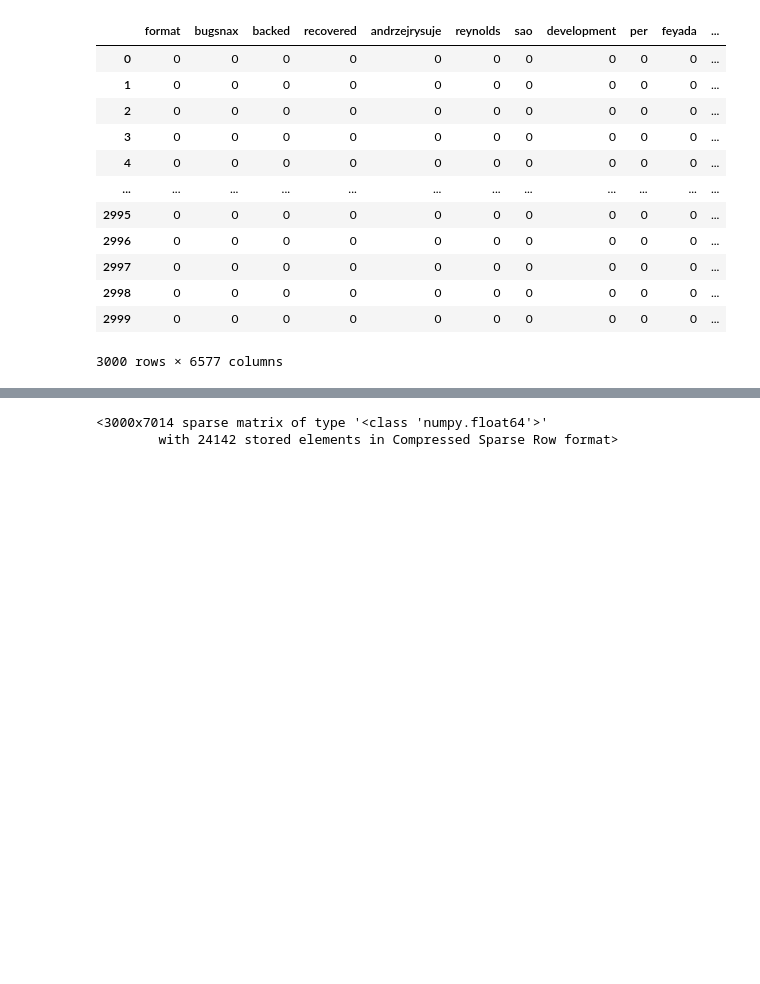
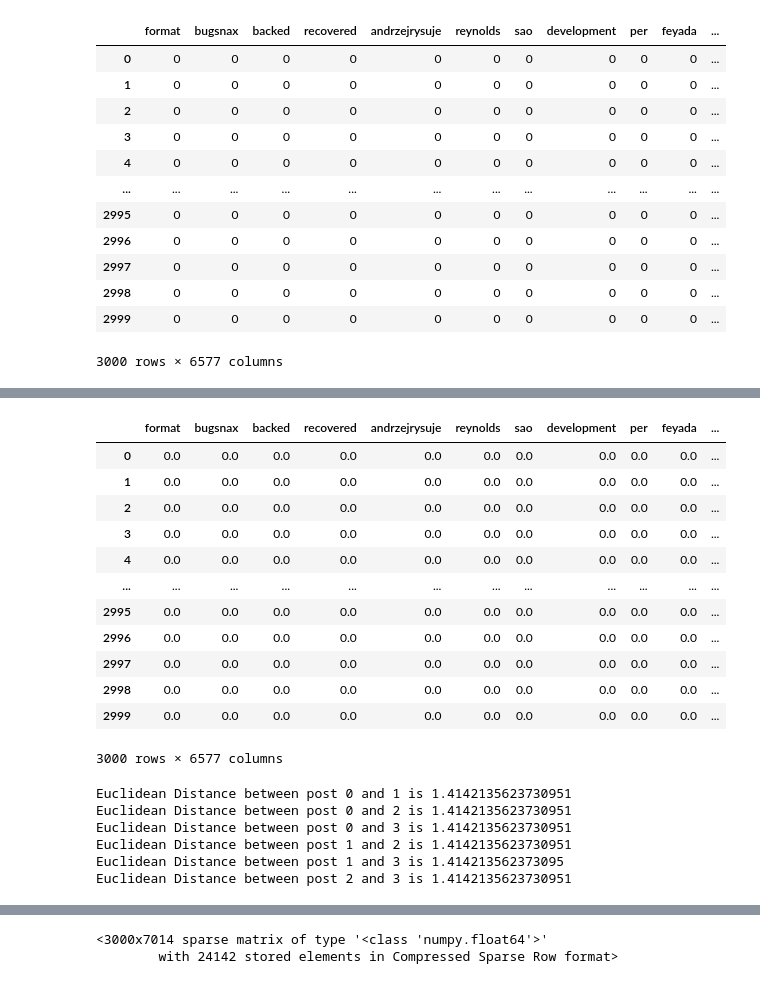
Before and after one commit to RubenBec/Capstone2, a Jupyter notebook: test.ipynb, the cells around one changed output, grey strips where cells are left out. Cells and saved outputs as stored; diff of their text form; code cells hidden in the pictures; blank space fills up the shorter version.

```diff
--- a/test.ipynb
+++ b/test.ipynb
@@ -298,0 +347,29 @@ df
+# %%
+normalized = tfidf / np.linalg.norm(tfidf, axis=1, ord=2).reshape(-1, 1)
+normalized
+# %% [output]
+|  | format | bugsnax | backed | recovered | andrzejrysuje | reynolds | sao | development | per | feyada | ... |
+| 0 | 0.0 | 0.0 | 0.0 | 0.0 | 0.0 | 0.0 | 0.0 | 0.0 | 0.0 | 0.0 | ... |
+| 1 | 0.0 | 0.0 | 0.0 | 0.0 | 0.0 | 0.0 | 0.0 | 0.0 | 0.0 | 0.0 | ... |
+| 2 | 0.0 | 0.0 | 0.0 | 0.0 | 0.0 | 0.0 | 0.0 | 0.0 | 0.0 | 0.0 | ... |
+| 3 | 0.0 | 0.0 | 0.0 | 0.0 | 0.0 | 0.0 | 0.0 | 0.0 | 0.0 | 0.0 | ... |
+| 4 | 0.0 | 0.0 | 0.0 | 0.0 | 0.0 | 0.0 | 0.0 | 0.0 | 0.0 | 0.0 | ... |
+| ... | ... | ... | ... | ... | ... | ... | ... | ... | ... | ... | ... |
+| 2995 | 0.0 | 0.0 | 0.0 | 0.0 | 0.0 | 0.0 | 0.0 | 0.0 | 0.0 | 0.0 | ... |
+| 2996 | 0.0 | 0.0 | 0.0 | 0.0 | 0.0 | 0.0 | 0.0 | 0.0 | 0.0 | 0.0 | ... |
+| 2997 | 0.0 | 0.0 | 0.0 | 0.0 | 0.0 | 0.0 | 0.0 | 0.0 | 0.0 | 0.0 | ... |
+| 2998 | 0.0 | 0.0 | 0.0 | 0.0 | 0.0 | 0.0 | 0.0 | 0.0 | 0.0 | 0.0 | ... |
+| 2999 | 0.0 | 0.0 | 0.0 | 0.0 | 0.0 | 0.0 | 0.0 | 0.0 | 0.0 | 0.0 | ... |
+3000 rows × 6577 columns
+# %%
+for i in range(4):
+    for j in range(i+1,4):
+        print('Euclidean Distance between post {} and {} is {}'.format(i,j,
+                np.linalg.norm(normalized.iloc[i].values - normalized.iloc[j].values)) )
+# %% [output]
+Euclidean Distance between post 0 and 1 is 1.4142135623730951
+Euclidean Distance between post 0 and 2 is 1.4142135623730951
+Euclidean Distance between post 0 and 3 is 1.4142135623730951
+Euclidean Distance between post 1 and 2 is 1.4142135623730951
+Euclidean Distance between post 1 and 3 is 1.414213562373095
+Euclidean Distance between post 2 and 3 is 1.4142135623730951
```
Also changed, not shown: parts of 14 cells of this notebook.
